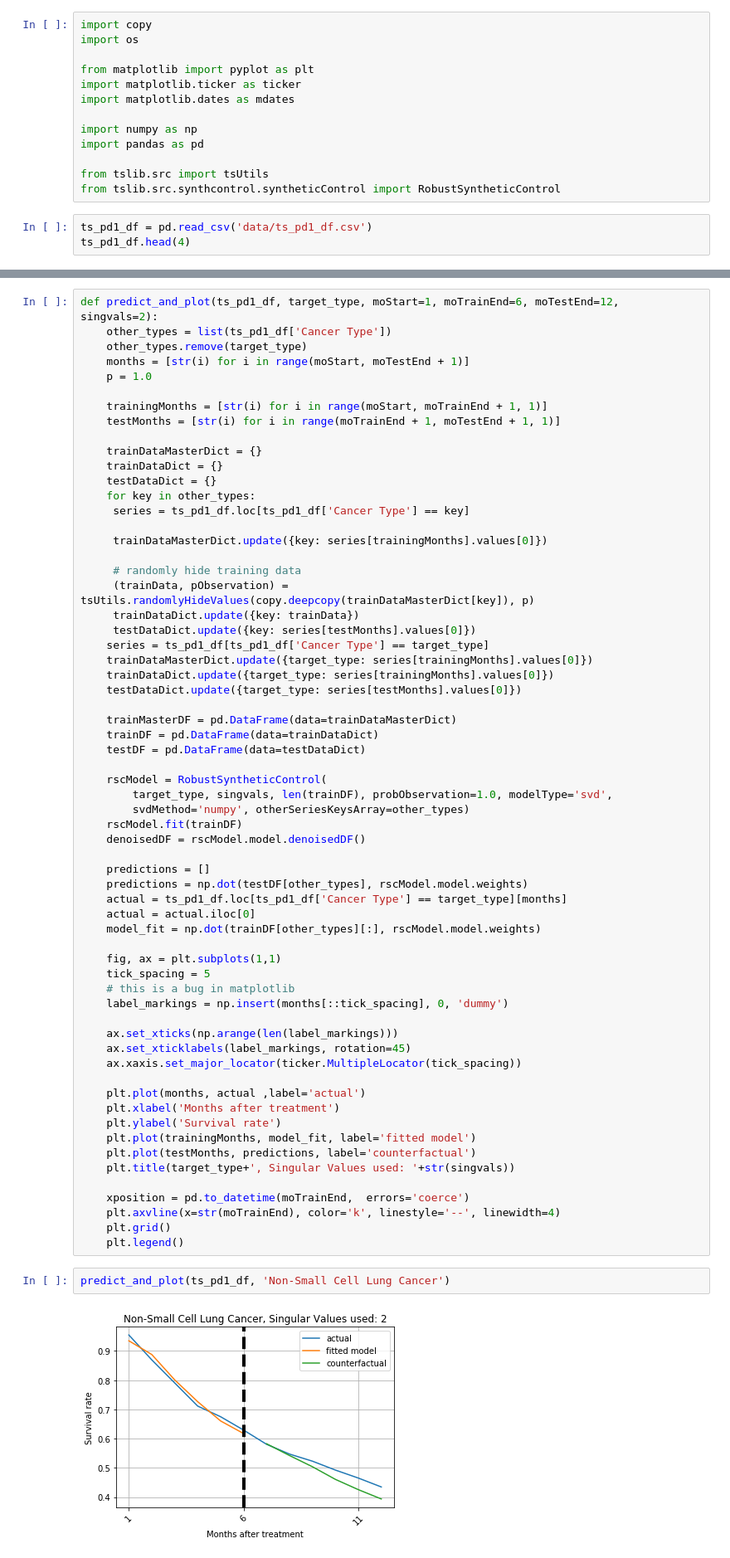
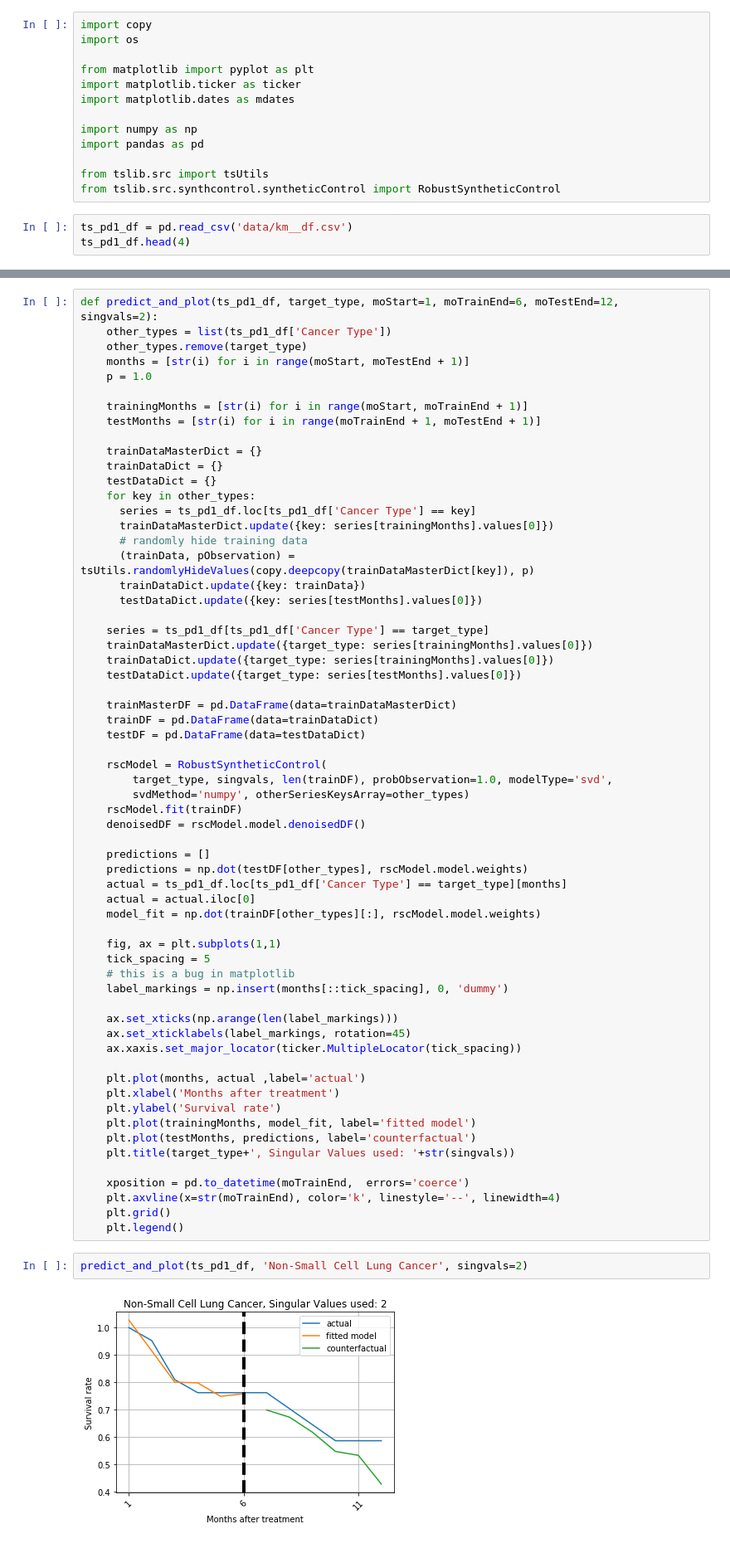
Before and after one commit to changhw01/gemini, a Jupyter notebook: 2021_01_04_sc.ipynb, the cells around one changed output, grey strips where cells are left out. Shown at 83% size. Saved outputs shown, nothing was run; the diff lists cells and outputs as text.

```diff
--- a/2021_01_04_sc.ipynb
+++ b/2021_01_04_sc.ipynb
@@ -12,6 +12,6 @@ import pandas as pd
 from tslib.src import tsUtils
 from tslib.src.synthcontrol.syntheticControl import RobustSyntheticControl
 # %%
-ts_pd1_df = pd.read_csv('data/ts_pd1_df.csv')
+ts_pd1_df = pd.read_csv('data/km__df.csv')
 ts_pd1_df.head(4)
 # %% [output]
@@ -28,21 +27,20 @@ def predict_and_plot(ts_pd1_df, target_type, moStart=1, moTrainEnd=6, moTestEnd=
     months = [str(i) for i in range(moStart, moTestEnd + 1)]
     p = 1.0
 
-    trainingMonths = [str(i) for i in range(moStart, moTrainEnd + 1, 1)]
-    testMonths = [str(i) for i in range(moTrainEnd + 1, moTestEnd + 1, 1)]
+    trainingMonths = [str(i) for i in range(moStart, moTrainEnd + 1)]
+    testMonths = [str(i) for i in range(moTrainEnd + 1, moTestEnd + 1)]
 
     trainDataMasterDict = {}
     trainDataDict = {}
     testDataDict = {}
     for key in other_types:
-     series = ts_pd1_df.loc[ts_pd1_df['Cancer Type'] == key]
+      series = ts_pd1_df.loc[ts_pd1_df['Cancer Type'] == key]
+      trainDataMasterDict.update({key: series[trainingMonths].values[0]})
+      # randomly hide training data
+      (trainData, pObservation) = tsUtils.randomlyHideValues(copy.deepcopy(trainDataMasterDict[key]), p)
+      trainDataDict.update({key: trainData})
+      testDataDict.update({key: series[testMonths].values[0]})
 
-     trainDataMasterDict.update({key: series[trainingMonths].values[0]})
-
-     # randomly hide training data
-     (trainData, pObservation) = tsUtils.randomlyHideValues(copy.deepcopy(trainDataMasterDict[key]), p)
-     trainDataDict.update({key: trainData})
-     testDataDict.update({key: series[testMonths].values[0]})
     series = ts_pd1_df[ts_pd1_df['Cancer Type'] == target_type]
     trainDataMasterDict.update({target_type: series[trainingMonths].values[0]})
     trainDataDict.update({target_type: series[trainingMonths].values[0]})
@@ -85,6 +83,6 @@ def predict_and_plot(ts_pd1_df, target_type, moStart=1, moTrainEnd=6, moTestEnd=
     plt.grid()
     plt.legend()
 # %%
-predict_and_plot(ts_pd1_df, 'Non-Small Cell Lung Cancer')
+predict_and_plot(ts_pd1_df, 'Non-Small Cell Lung Cancer', singvals=2)
 # %% [output]
-[figure, old version]
+[figure, new version]
```
Also changed, not shown: parts of 6 cells of this notebook, 1 other file.
